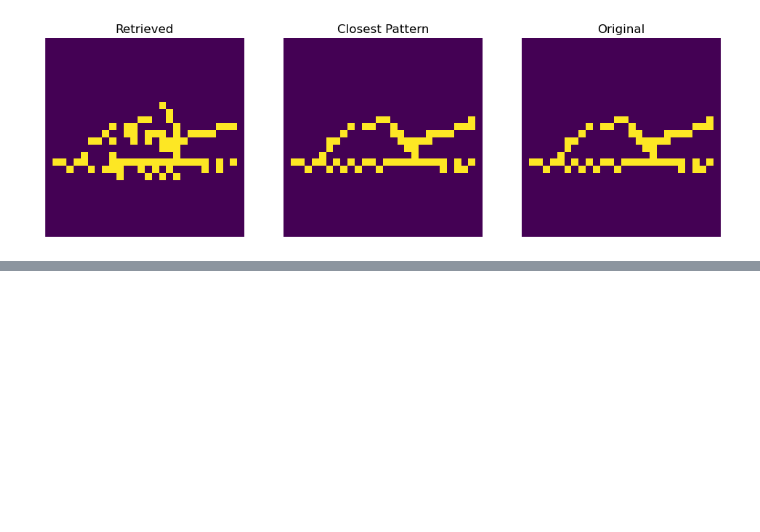
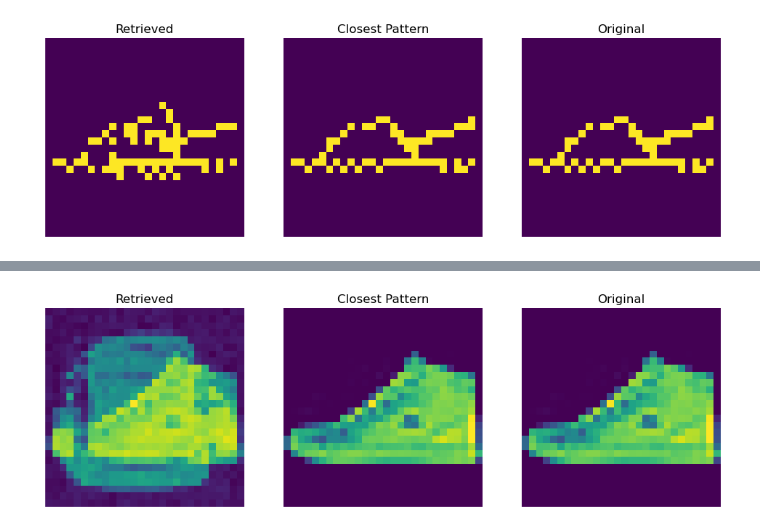
Before and after one commit to AhmedAlSunbati712/memgrid, a Jupyter notebook: Classical_Hopfield.ipynb, the cells around one changed output, grey strips where cells are left out. Drawn from its saved outputs; the diff is of its cells as text; code cells hidden in the pictures; blank space fills up the shorter version.

```diff
--- a/Classical_Hopfield.ipynb
+++ b/Classical_Hopfield.ipynb
@@ -94,0 +122,9 @@ plt.show()
+# %%
+from utils.activation_functions import tanh
+from Hopfield import Hopfield
+
+stored_patterns_normalized = np.array([normalize_image(pattern).flatten() for pattern in stored_patterns])
+n_neurons = len(stored_patterns_normalized[0])
+hopfield_network_continous = Hopfield(activation_function=tanh, n_neurons=n_neurons)
+
+hopfield_network_continous.bind(stored_patterns_normalized)
@@ -94,0 +160,25 @@ plt.show()
+# %%
+retrieved_image = retrieved_image.reshape(28, 28)
+closest_stored_pattern = closest_stored_pattern.reshape(28, 28)
+
+fig, axes = plt.subplots(1, 3, figsize=(12, 8))
+
+# left: retrieved pattern
+axes[0].imshow(retrieved_image)
+axes[0].set_title("Retrieved")
+axes[0].axis('off')
+
+# middle: predicted closest stored pattern
+axes[1].imshow(closest_stored_pattern)
+axes[1].set_title("Closest Pattern")
+axes[1].axis('off')
+
+# right: original sample
+axes[2].imshow(test_stored_pattern.reshape(28, 28))
+axes[2].set_title("Original")
+axes[2].axis('off')
+
+
+plt.show()
+# %% [output]
+[figure, added]
```
Also changed, not shown: parts of 7 cells of this notebook, 3 other files.
